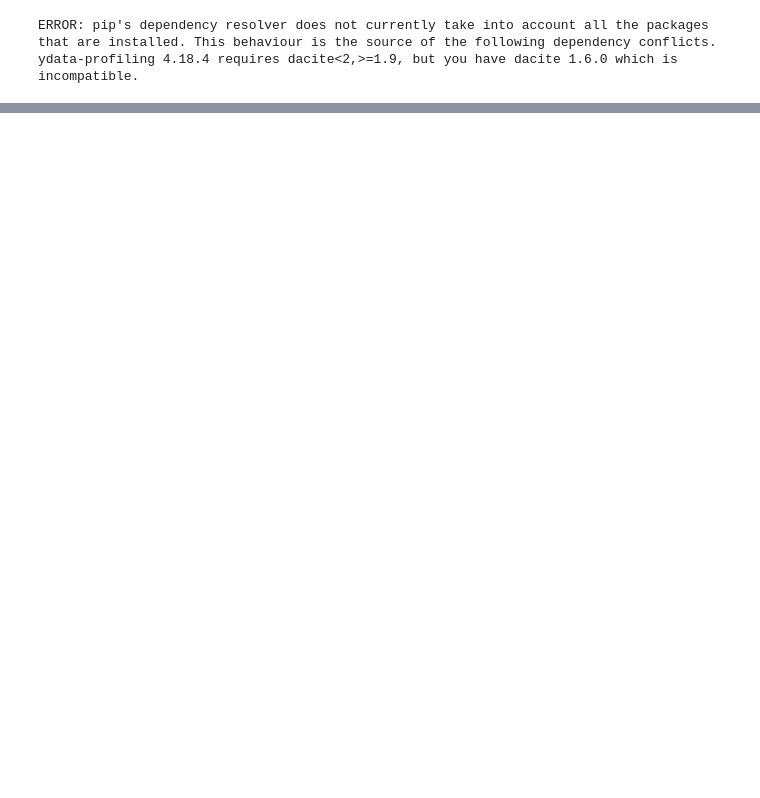
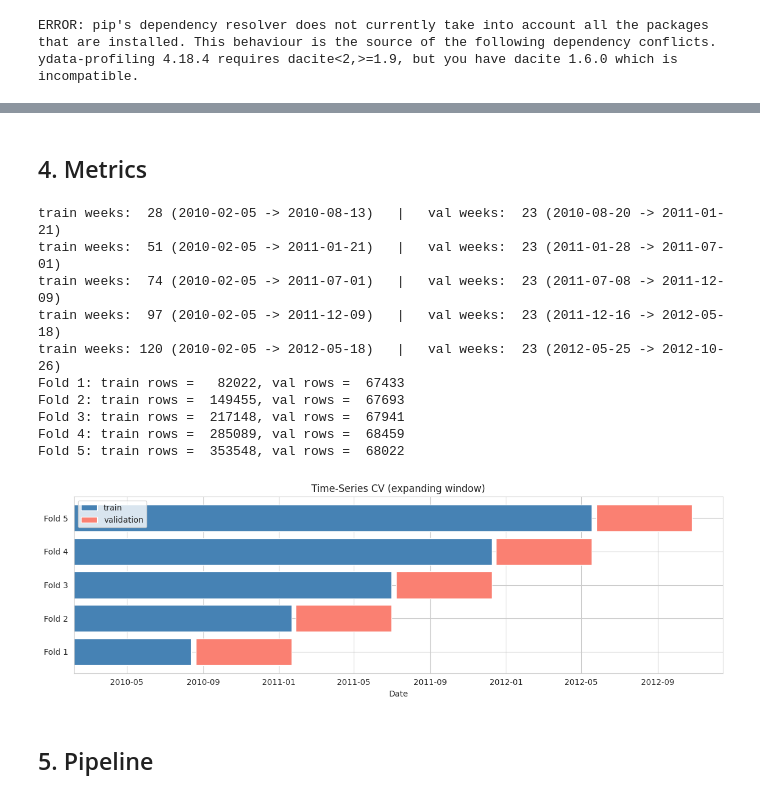
Before and after one commit to EleneJobava/walmart-sales-forecasting, a Jupyter notebook: model_experiment_XGBoost.ipynb, the cells around one changed output, grey strips where cells are left out. Cells and saved outputs as stored; diff of their text form; code cells hidden in the pictures; blank space fills up the shorter version.

```diff
--- a/model_experiment_XGBoost.ipynb
+++ b/model_experiment_XGBoost.ipynb
@@ -283,4 +5,0 @@ dtype: float32
-# %%
-def wmae(y_true, y_pred, is_holiday):
-    weights = np.where(np.asarray(is_holiday).astype(bool), 5, 1)
-    return np.sum(weights * np.abs(y_true - y_pred)) / np.sum(weights)
@@ -627,0 +419,73 @@ Any NaN predictions: 0
+# %% [markdown]
+## 4. Metrics
+# %%
+def wmae(y_true, y_pred, is_holiday):
+    y_true = np.asarray(y_true, dtype=float)
+    y_pred = np.asarray(y_pred, dtype=float)
+    weights = np.where(np.asarray(is_holiday).astype(bool), 5.0, 1.0)
+    return float(np.sum(weights * np.abs(y_true - y_pred)) / np.sum(weights))
+
+
+def evaluate_predictions(y_true, y_pred, is_holiday):
+    y_true = np.asarray(y_true, dtype=float)
+    y_pred = np.asarray(y_pred, dtype=float)
+    return {
+        'wmae': wmae(y_true, y_pred, is_holiday),
+        'mae': float(mean_absolute_error(y_true, y_pred)),
+        'rmse': float(np.sqrt(mean_squared_error(y_true, y_pred))),
+    }
+
+
+N_SPLITS = 5
+unique_dates = np.sort(train_fe['Date'].unique())
+tscv = TimeSeriesSplit(n_splits=N_SPLITS)
+
+date_folds = []
+for train_date_idx, val_date_idx in tscv.split(unique_dates):
+    train_dates = unique_dates[train_date_idx]
+    val_dates = unique_dates[val_date_idx]
+    date_folds.append((train_dates, val_dates))
+    print(
+        f'train weeks: {len(train_dates):>3} '
+        f'({pd.Timestamp(train_dates[0]).date()} -> {pd.Timestamp(train_dates[-1]).date()})'
+        f'   |   val weeks: {len(val_dates):>3} '
+        f'({pd.Timestamp(val_dates[0]).date()} -> {pd.Timestamp(val_dates[-1]).date()})'
+    )
+
+
+def rows_for_dates(df, dates):
+    return df.index[df['Date'].isin(dates)]
+
+
+row_folds = [(rows_for_dates(train_fe, tr), rows_for_dates(train_fe, va)) for tr, va in date_folds]
+for i, (tr_idx, va_idx) in enumerate(row_folds):
+    print(f'Fold {i+1}: train rows = {len(tr_idx):>7}, val rows = {len(va_idx):>6}')
+
+fig, ax = plt.subplots(figsize=(12, 4))
+for i, (train_dates, val_dates) in enumerate(date_folds):
+    ax.barh(i, (train_dates[-1] - train_dates[0]) / np.timedelta64(1, 'D'),
+            left=train_dates[0], color='steelblue', label='train' if i == 0 else None)
+    ax.barh(i, (val_dates[-1] - val_dates[0]) / np.timedelta64(1, 'D'),
+            left=val_dates[0], color='salmon', label='validation' if i == 0 else None)
+ax.set_yticks(range(N_SPLITS))
+ax.set_yticklabels([f'Fold {i+1}' for i in range(N_SPLITS)])
+ax.set_xlabel('Date')
+ax.set_title('Time-Series CV (expanding window)')
+ax.legend(loc='upper left')
+plt.tight_layout()
+plt.savefig('fig_cv_scheme.png', bbox_inches='tight')
+plt.show()
+# %% [output]
+train weeks:  28 (2010-02-05 -> 2010-08-13)   |   val weeks:  23 (2010-08-20 -> 2011-01-21)
+train weeks:  51 (2010-02-05 -> 2011-01-21)   |   val weeks:  23 (2011-01-28 -> 2011-07-01)
+train weeks:  74 (2010-02-05 -> 2011-07-01)   |   val weeks:  23 (2011-07-08 -> 2011-12-09)
+train weeks:  97 (2010-02-05 -> 2011-12-09)   |   val weeks:  23 (2011-12-16 -> 2012-05-18)
+train weeks: 120 (2010-02-05 -> 2012-05-18)   |   val weeks:  23 (2012-05-25 -> 2012-10-26)
+Fold 1: train rows =   82022, val rows =  67433
+Fold 2: train rows =  149455, val rows =  67693
+Fold 3: train rows =  217148, val rows =  67941
+Fold 4: train rows =  285089, val rows =  68459
+Fold 5: train rows =  353548, val rows =  68022
+[figure, added]
+# %% [markdown]
+## 5. Pipeline
```
Also changed, not shown: parts of 45 cells of this notebook.
